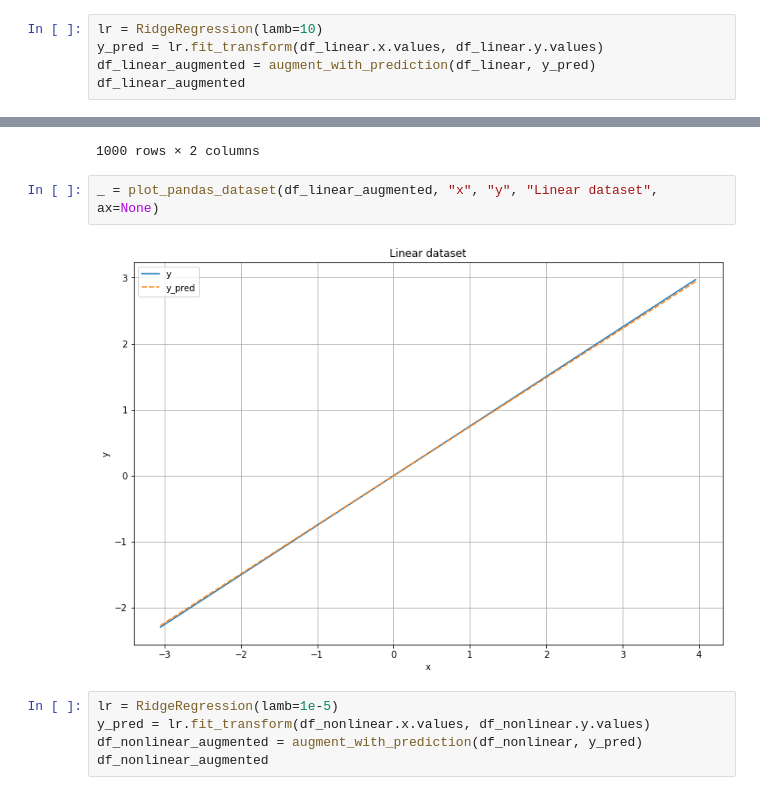
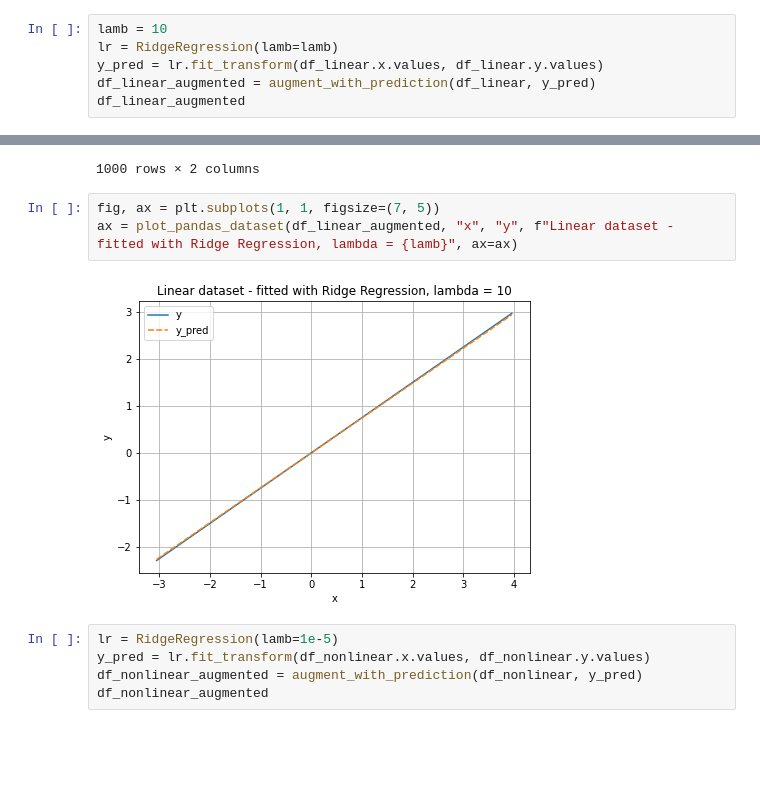
Before and after one commit to sonmikrafft-uni-MLCMS/ex5, a Jupyter notebook: task_1.ipynb, the cells around one changed output, grey strips where cells are left out. Drawn from its saved outputs; the diff is of its cells as text; blank space fills up the shorter version.

```diff
--- a/task_1.ipynb
+++ b/task_1.ipynb
@@ -62,7 +64,8 @@ _ = plot_pandas_dataset(df_nonlinear, "x", "y", "Nonlinear dataset", x="x", y="y
 # %% [markdown]
 ### 2) Approximate both dataset with a linear regression model
 # %%
-lr = RidgeRegression(lamb=10)
+lamb = 10
+lr = RidgeRegression(lamb=lamb)
 y_pred = lr.fit_transform(df_linear.x.values, df_linear.y.values)
 df_linear_augmented = augment_with_prediction(df_linear, y_pred)
 df_linear_augmented
@@ -81,10 +84,11 @@ df_linear_augmented
 | 0.353870 | 0.265409 | 0.262678 |
 | -0.186955 | -0.140202 | -0.138777 |
 1000 rows × 2 columns
-# %%
-_ = plot_pandas_dataset(df_linear_augmented, "x", "y", "Linear dataset", ax=None)
-# %% [output]
-[figure, removed]
+# %%
+fig, ax = plt.subplots(1, 1, figsize=(7, 5))
+ax = plot_pandas_dataset(df_linear_augmented, "x", "y", f"Linear dataset - fitted with Ridge Regression, lambda = {lamb}", ax=ax)
+# %% [output]
+[figure, added]
 # %%
 lr = RidgeRegression(lamb=1e-5)
 y_pred = lr.fit_transform(df_nonlinear.x.values, df_nonlinear.y.values)
```
Also changed, not shown: parts of 3 cells of this notebook.
